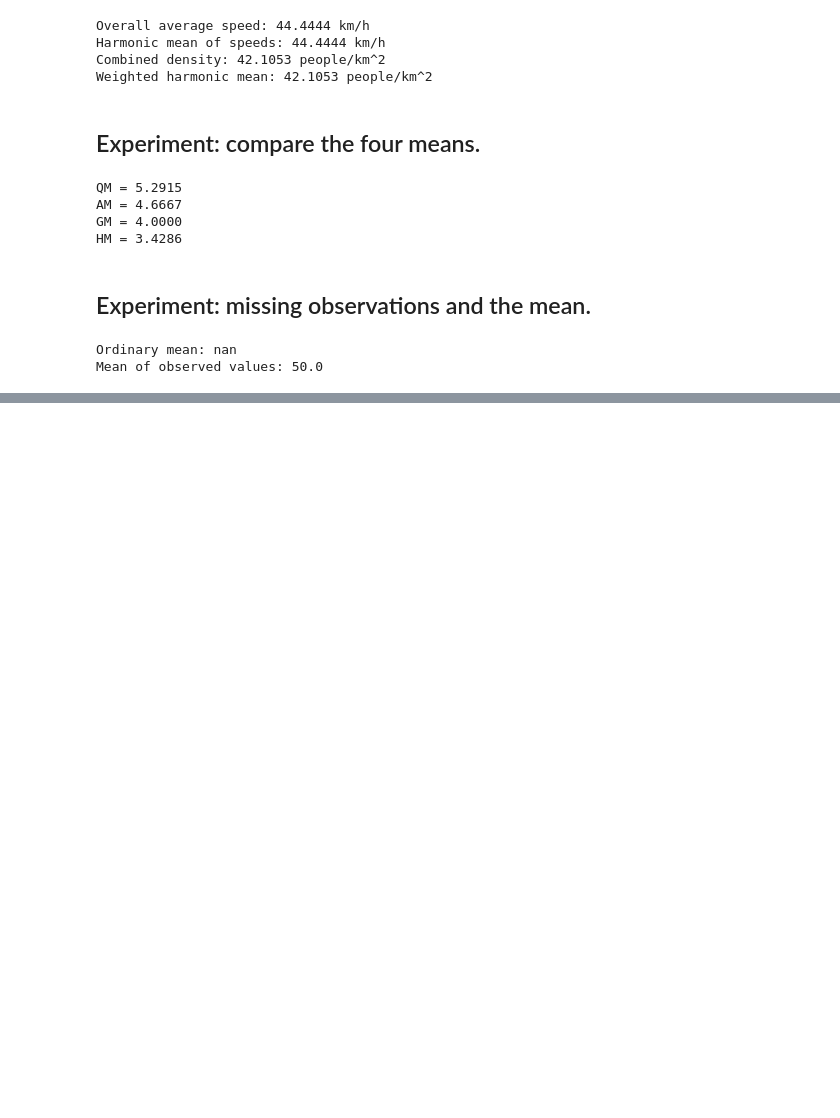
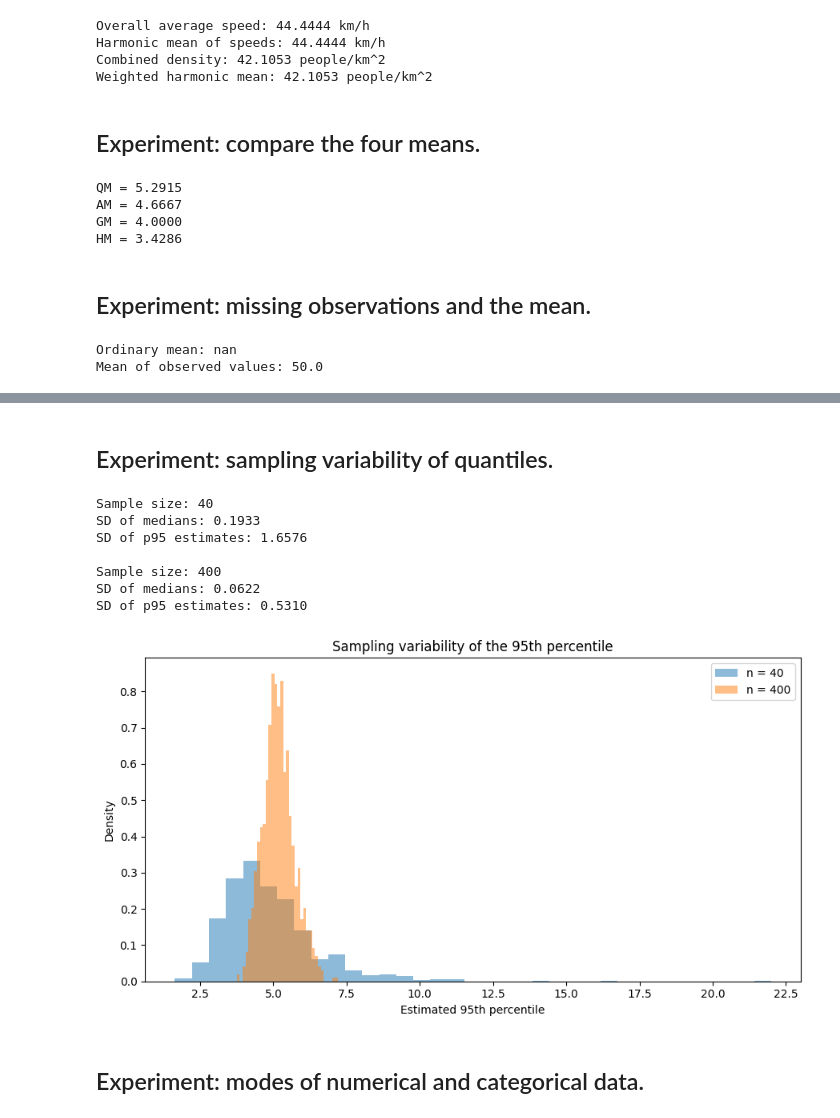
Before and after one commit to basunotes/basunotes.github.io, a Jupyter notebook: notes/notebooks/measures_of_central_tendency.ipynb, the cells around one changed output, grey strips where cells are left out. Cells and saved outputs as stored; diff of their text form; code cells hidden in the pictures; blank space fills up the shorter version.

```diff
--- a/notes/notebooks/measures_of_central_tendency.ipynb
+++ b/notes/notebooks/measures_of_central_tendency.ipynb
@@ -170,0 +346,64 @@ Mean of observed values: 50.0
+# %% [markdown]
+## Experiment: sampling variability of quantiles.
+# %%
+import numpy as np
+import matplotlib.pyplot as plt
+
+rng = np.random.default_rng(2026)
+
+repetitions = 1000
+sample_sizes = [40, 400]
+
+p95_estimates = {}
+
+for n in sample_sizes:
+    samples = rng.lognormal(mean=0.0, sigma=1.0, size=(repetitions, n))
+
+    medians = np.quantile(samples, 0.50, axis=1)
+
+    p95 = np.quantile(samples, 0.95, axis=1)
+
+    p95_estimates[n] = p95
+
+    print(f"Sample size: {n}")
+    print(f"SD of medians: {np.std(medians, ddof=1):.4f}")
+    print(f"SD of p95 estimates: {np.std(p95, ddof=1):.4f}")
+    print()
+
+fig, ax = plt.subplots(figsize=(9, 5))
+
+for n in sample_sizes:
+    ax.hist(
+        p95_estimates[n],
+        bins=35,
+        density=True,
+        alpha=0.5,
+        label=f"n = {n}"
+    )
+
+ax.set_xlabel("Estimated 95th percentile")
+ax.set_ylabel("Density")
+ax.set_title("Sampling variability of the 95th percentile")
+ax.legend()
+
+fig.tight_layout()
+fig.savefig(
+    "../../images/quantile_sampling_variability.png",
+    dpi=180,
+    bbox_inches="tight"
+)
+plt.show()
+
+# Experiment by replacing p95 with p99.
+# How does the sampling variability change?
+# %% [output]
+Sample size: 40
+SD of medians: 0.1933
+SD of p95 estimates: 1.6576
+
+Sample size: 400
+SD of medians: 0.0622
+SD of p95 estimates: 0.5310
+[figure, added]
+# %% [markdown]
+## Experiment: modes of numerical and categorical data.
```
Also changed, not shown: parts of 21 cells of this notebook, 5 other files.
